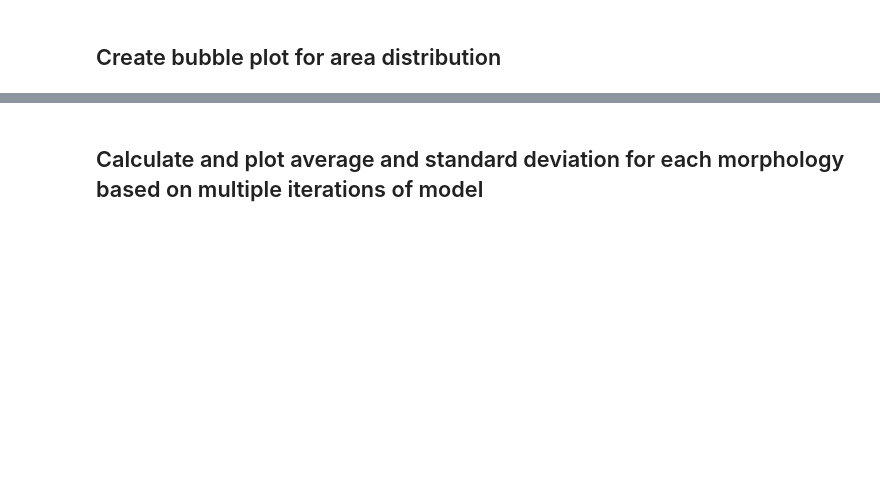
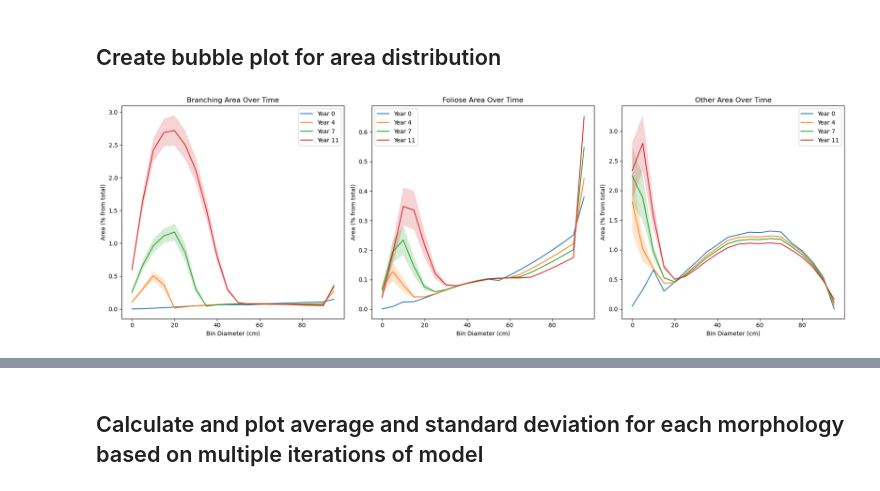
Before and after one commit to katyaov/Coral-Model-Public, a Jupyter notebook: 4.1 Myrmidon Happy reef/Coral_model.ipynb, the cells around one changed output, grey strips where cells are left out. Cells and saved outputs as stored; diff of their text form; code cells hidden in the pictures; blank space fills up the shorter version.

```diff
--- a/4.1 Myrmidon Happy reef/Coral_model.ipynb
+++ b/4.1 Myrmidon Happy reef/Coral_model.ipynb
@@ -598,5 +509,33 @@ Actual years for display: [2011, 2013, 2015, 2017, 2019, 2021]
 # %% [markdown]
 ## Create bubble plot for area distribution
+# %%
+# Function to plot population, percentage population, and area for specific years with standard deviation shades
+def plot_graphs_with_std_shades(df, y_label, y_unit):
+    bin_diameters = [i * binSize for i in range(MaxBinId)]
+
+    fig, axs = plt.subplots(1, 3, figsize=(18, 6))
+
+    for idx, mg in enumerate(['Branching', 'Foliose', 'Other']):
+        for year in [0, 4, 7, 11]:
+            year_df = df[(df['MG'] == mg) & (df['Year'] == year)]
+            mean_values = year_df.iloc[:, 2:].mean()
+            std_values = year_df.iloc[:, 2:].std()
+
+            axs[idx].plot(bin_diameters, mean_values, label=f'Year {year}')
+            axs[idx].fill_between(bin_diameters, mean_values - std_values, mean_values + std_values, alpha=0.2)
+
+        axs[idx].set_title(f'{mg} {y_label} Over Time')
+        axs[idx].set_xlabel('Bin Diameter (cm)')
+        axs[idx].set_ylabel(f'{y_label} {y_unit}')
+        axs[idx].legend()
+
+    plt.tight_layout()
+    plt.show()
+
+# Plot area with standard deviation shades
+plot_graphs_with_std_shades(area_df, 'Area', '(% from total)')
+# %% [output]
+[figure, added]
 # %%
 plot_bubble_chart_from_dataframe(area_df,
                                 title = "Area",
```
Also changed, not shown: parts of 26 cells of this notebook, 44 other files.
